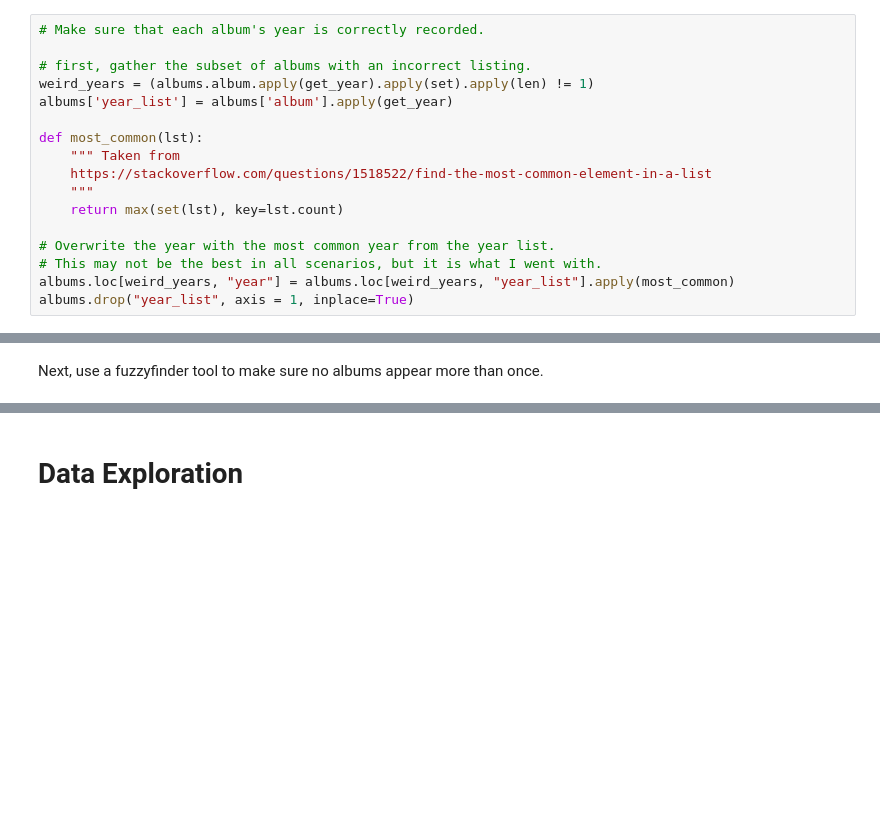
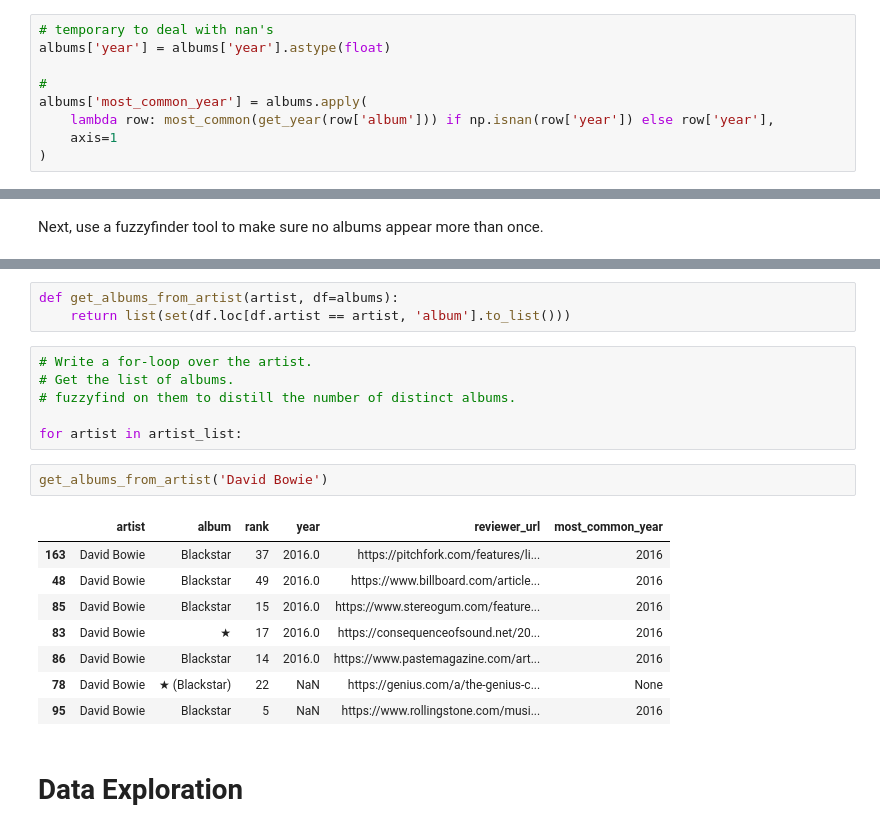
Before and after one commit to awray3/albums2010-2019, a Jupyter notebook: TopAlbums.ipynb, the cells around one changed output, grey strips where cells are left out. Drawn from its saved outputs; the diff is of its cells as text; blank space fills up the shorter version.

```diff
--- a/TopAlbums.ipynb
+++ b/TopAlbums.ipynb
@@ -428,17 +472,9 @@ def get_year(album, df_list=df_list):
-# %%
-# Make sure that each album's year is correctly recorded.
-
-# first, gather the subset of albums with an incorrect listing.
-weird_years = (albums.album.apply(get_year).apply(set).apply(len) != 1)
-albums['year_list'] = albums['album'].apply(get_year)
-
-def most_common(lst):
-    """ Taken from
-    https://stackoverflow.com/questions/1518522/find-the-most-common-element-in-a-list
-    """
-    return max(set(lst), key=lst.count)
-
-# Overwrite the year with the most common year from the year list.
-# This may not be the best in all scenarios, but it is what I went with.
-albums.loc[weird_years, "year"] = albums.loc[weird_years, "year_list"].apply(most_common)
-albums.drop("year_list", axis = 1, inplace=True)
+# %%
+# temporary to deal with nan's
+albums['year'] = albums['year'].astype(float)
+
+#
+albums['most_common_year'] = albums.apply(
+    lambda row: most_common(get_year(row['album'])) if np.isnan(row['year']) else row['year'],
+    axis=1
+)
@@ -447,3 +491,23 @@ Next, use a fuzzyfinder tool to make sure no albums appear more than once.
+# %%
+def get_albums_from_artist(artist, df=albums):
+    return list(set(df.loc[df.artist == artist, 'album'].to_list()))
+# %%
+# Write a for-loop over the artist.
+# Get the list of albums.
+# fuzzyfind on them to distill the number of distinct albums.
+
+for artist in artist_list:
+# %%
+get_albums_from_artist('David Bowie')
+# %% [output]
+|  | artist | album | rank | year | reviewer_url | most_common_year |
+| 163 | David Bowie | Blackstar | 37 | 2016.0 | https://pitchfork.com/features/li... | 2016 |
+| 48 | David Bowie | Blackstar | 49 | 2016.0 | https://www.billboard.com/article... | 2016 |
+| 85 | David Bowie | Blackstar | 15 | 2016.0 | https://www.stereogum.com/feature... | 2016 |
+| 83 | David Bowie | ★ | 17 | 2016.0 | https://consequenceofsound.net/20... | 2016 |
+| 86 | David Bowie | Blackstar | 14 | 2016.0 | https://www.pastemagazine.com/art... | 2016 |
+| 78 | David Bowie | ★ (Blackstar) | 22 | NaN | https://genius.com/a/the-genius-c... | None |
+| 95 | David Bowie | Blackstar | 5 | NaN | https://www.rollingstone.com/musi... | 2016 |
 # %% [markdown]
 # Data Exploration
 # %%
```
Also changed, not shown: parts of 27 cells of this notebook.
